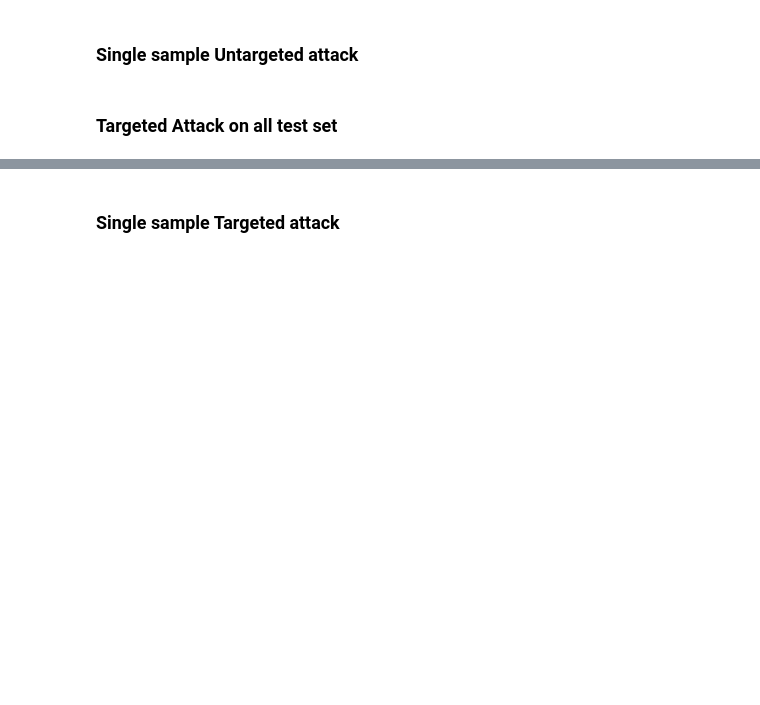
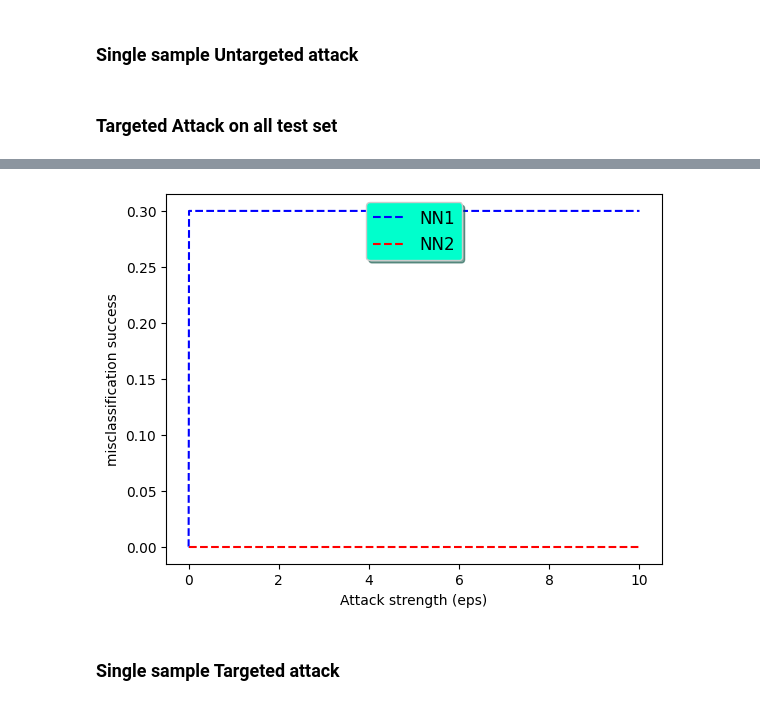
Before and after one commit to dany9999/Face_Recognition_Security, a Jupyter notebook: pgd.ipynb, the cells around one changed output, grey strips where cells are left out. Cells and saved outputs as stored; diff of their text form; code cells hidden in the pictures; blank space fills up the shorter version.

```diff
--- a/pgd.ipynb
+++ b/pgd.ipynb
@@ -396,13 +412,16 @@ plt.show()
 # %%
 fig, ax = plt.subplots()
-ax.plot(np.array(eps_step),np.array(accuracy_misclassified_for_eps[0]), 'b--', label='NN1')
+ax.plot(np.array(eps_step),np.array(accuracy_misclassified_for_eps_resnet[0]), 'b--', label='NN1')
+ax.plot(np.array(eps_step),np.array(accuracy_misclassified_for_eps_senet[0]), 'r--', label='NN2')
 
 legend = ax.legend(loc='upper center', shadow=True, fontsize='large')
 legend.get_frame().set_facecolor('#00FFCC')
 
 plt.xlabel('Attack strength (eps)')
-plt.ylabel('mean perturbation')
+plt.ylabel('misclassification success')
 plt.show()
+# %% [output]
+[figure, added]
 # %% [markdown]
 ### Single sample Targeted attack
 # %%
```
Also changed, not shown: parts of 9 cells of this notebook.
